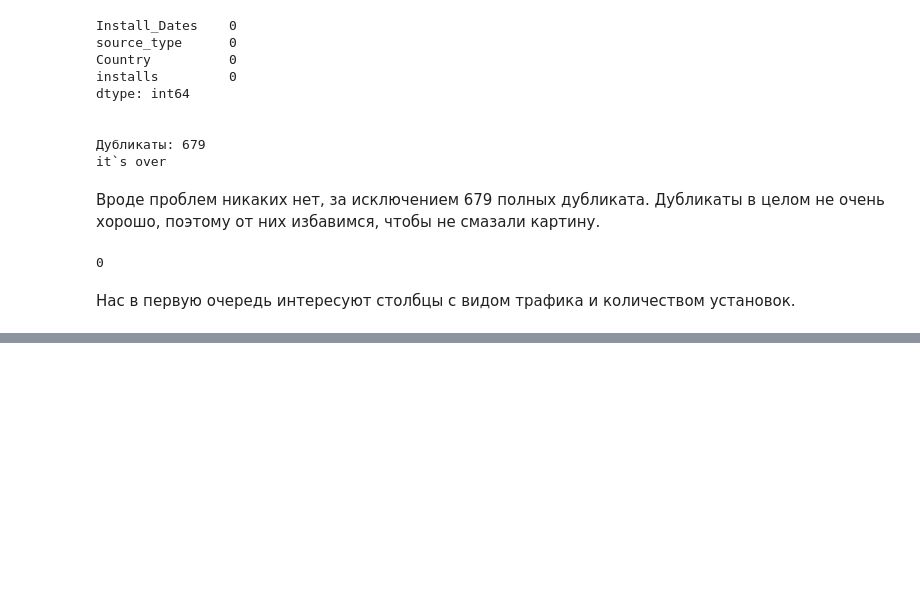
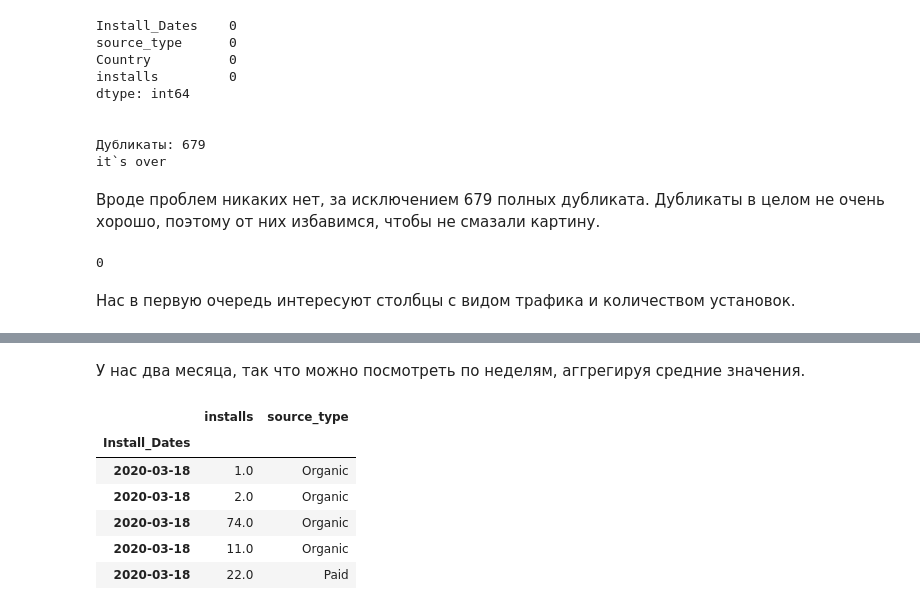
Before and after one commit to themjdex/skytec-games-test-job, a Jupyter notebook: 5_traffic_analysis.ipynb, the cells around one changed output, grey strips where cells are left out. Drawn from its saved outputs; the diff is of its cells as text; code cells hidden in the pictures; blank space fills up the shorter version.

```diff
--- a/5_traffic_analysis.ipynb
+++ b/5_traffic_analysis.ipynb
@@ -88,0 +112,16 @@ df.duplicated().sum()
+# %% [markdown]
+У нас два месяца, так что можно посмотреть по неделям, аггрегируя средние значения.
+# %%
+# подготовим для ресамплирования
+data_resample = df[['Install_Dates', 'installs', 'source_type']]
+data_resample = data_resample.set_index('Install_Dates')
+data_resample.sort_index(inplace=True)
+data_resample.head()
+# %% [output]
+|  | installs | source_type |
+| Install_Dates |  |  |
+| 2020-03-18 | 1.0 | Organic |
+| 2020-03-18 | 2.0 | Organic |
+| 2020-03-18 | 74.0 | Organic |
+| 2020-03-18 | 11.0 | Organic |
+| 2020-03-18 | 22.0 | Paid |
```
Also changed, not shown: parts of 13 cells of this notebook.
